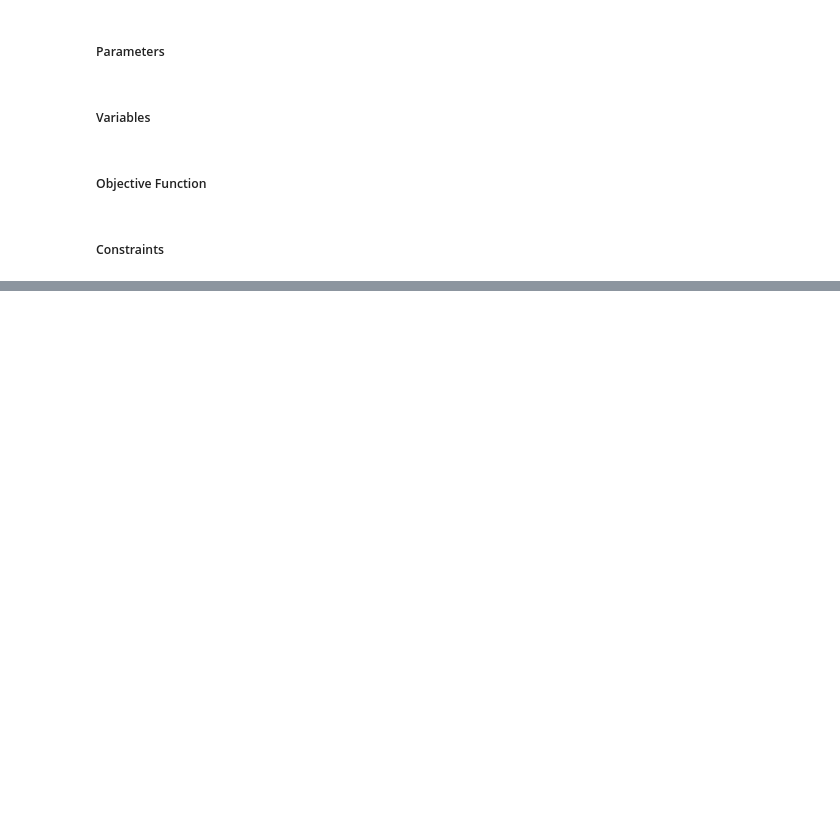
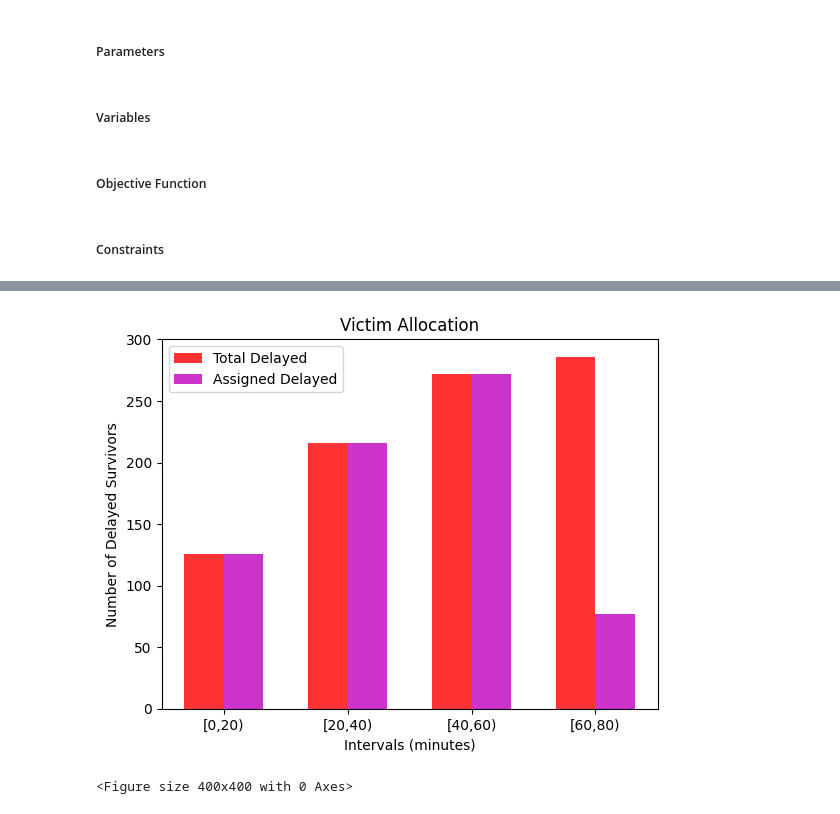
Before and after one commit to busra-ashak/INDR491-Victim-Allocation, a Jupyter notebook: INDR491_victim_allocation_better.ipynb, the cells around one changed output, grey strips where cells are left out. Drawn from its saved outputs; the diff is of its cells as text; code cells hidden in the pictures; blank space fills up the shorter version.

```diff
--- a/INDR491_victim_allocation_better.ipynb
+++ b/INDR491_victim_allocation_better.ipynb
@@ -188,3 +228,25 @@ bed_capacity_list [685.0, 431.0, 110.0, 0.0]
+# %%
+rects3 = plt.bar(index + bar_width/2, L_list, bar_width,
+alpha=opacity,
+color='r',
+label='Total Delayed', align='center')
+
+rects4 = plt.bar(index + 3*bar_width/2, assigned_delayed_list, bar_width,
+alpha=opacity,
+color='m',
+label='Assigned Delayed', align='center')
+
+plt.xlabel('Intervals (minutes)')
+plt.ylabel('Number of Delayed Survivors')
+plt.title('Victim Allocation')
+plt.xticks(index + bar_width, ('[0,20)', '[20,40)', '[40,60)', '[60,80)'))
+plt.legend()
+plt.figure(figsize=(4,4))
+plt.tight_layout()
+plt.show()
+# %% [output]
+[figure, added]
+<Figure size 400x400 with 0 Axes>
 # %%
 # Graph of percentage of assigned immediate and delayed victims over time
 x = list(result.keys())
```
Also changed, not shown: parts of 10 cells of this notebook, 1 other file.
